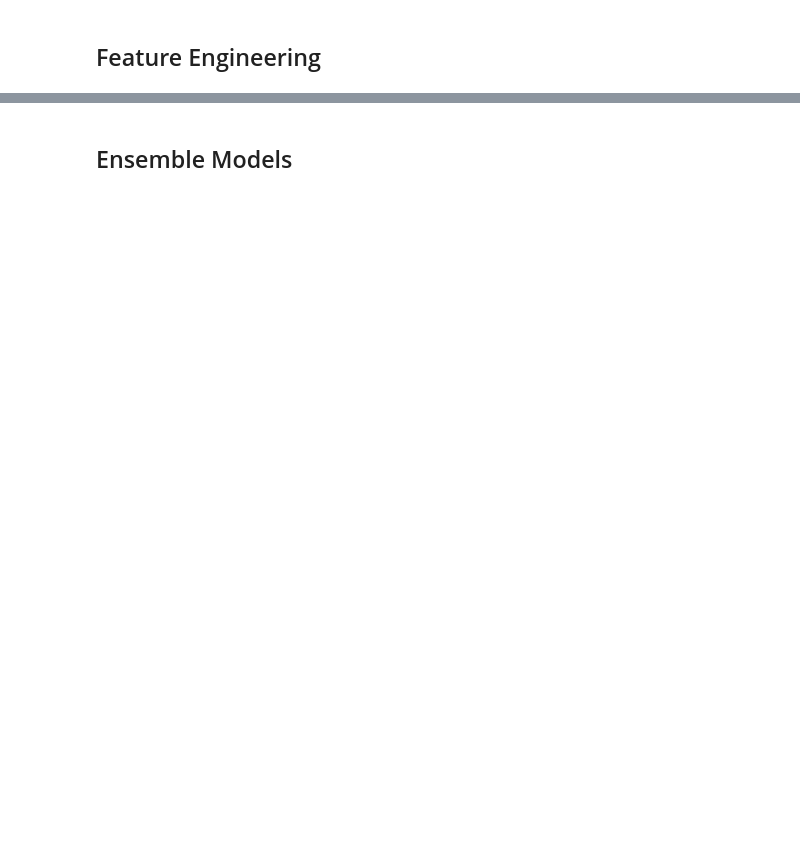
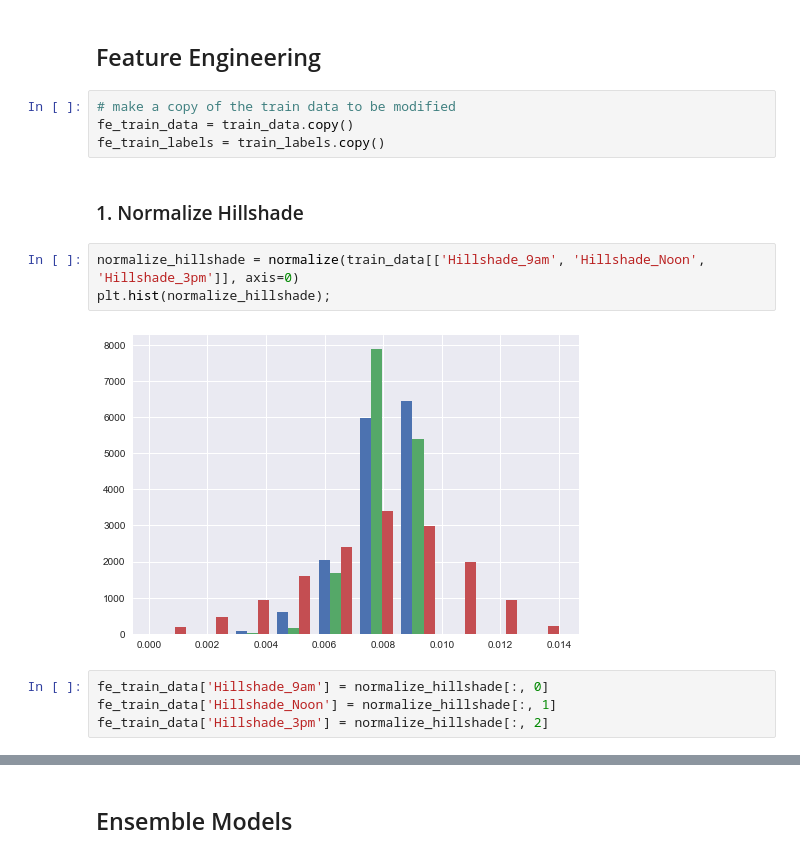
Before and after one commit to tiffapedia/w207-final, a Jupyter notebook: final.ipynb, the cells around one changed output, grey strips where cells are left out. Cells and saved outputs as stored; diff of their text form; blank space fills up the shorter version.

```diff
--- a/final.ipynb
+++ b/final.ipynb
@@ -313,3 +321,18 @@ Looking at the features, it is interesting to note that we do not see longitude
 <a id='feature-engineering'/>
 # %% [markdown]
 ## Feature Engineering
+# %%
+# make a copy of the train data to be modified
+fe_train_data = train_data.copy()
+fe_train_labels = train_labels.copy()
+# %% [markdown]
+### 1. Normalize Hillshade
+# %%
+normalize_hillshade = normalize(train_data[['Hillshade_9am', 'Hillshade_Noon', 'Hillshade_3pm']], axis=0)
+plt.hist(normalize_hillshade);
+# %% [output]
+[figure, added]
+# %%
+fe_train_data['Hillshade_9am'] = normalize_hillshade[:, 0]
+fe_train_data['Hillshade_Noon'] = normalize_hillshade[:, 1]
+fe_train_data['Hillshade_3pm'] = normalize_hillshade[:, 2]
```
Also changed, not shown: parts of 36 cells of this notebook.
